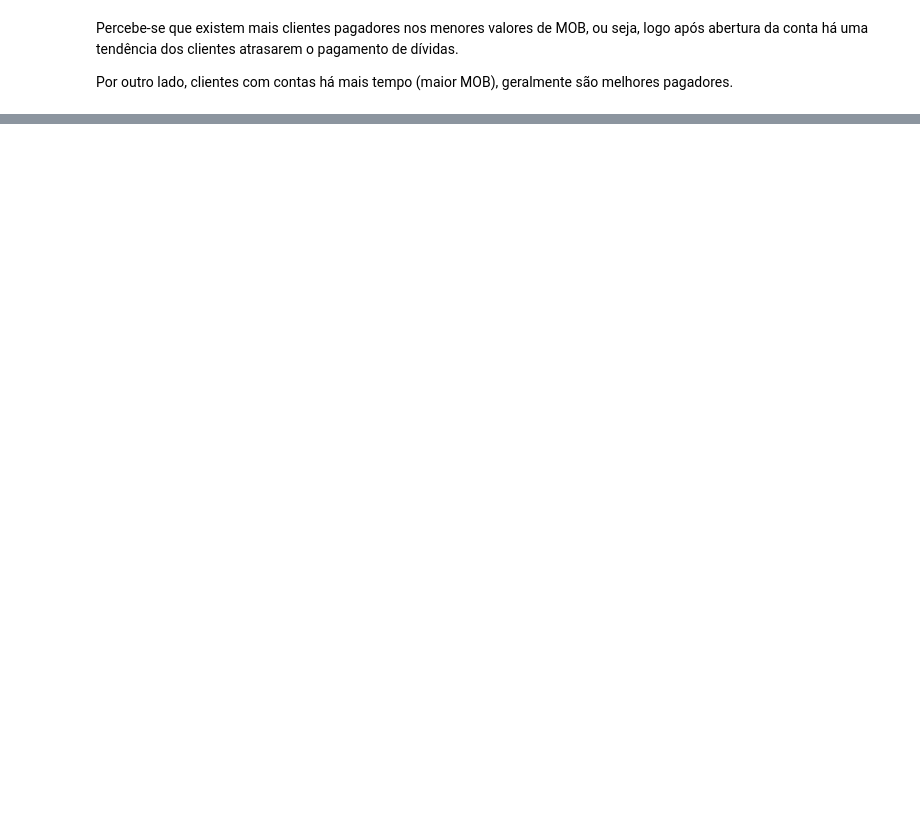
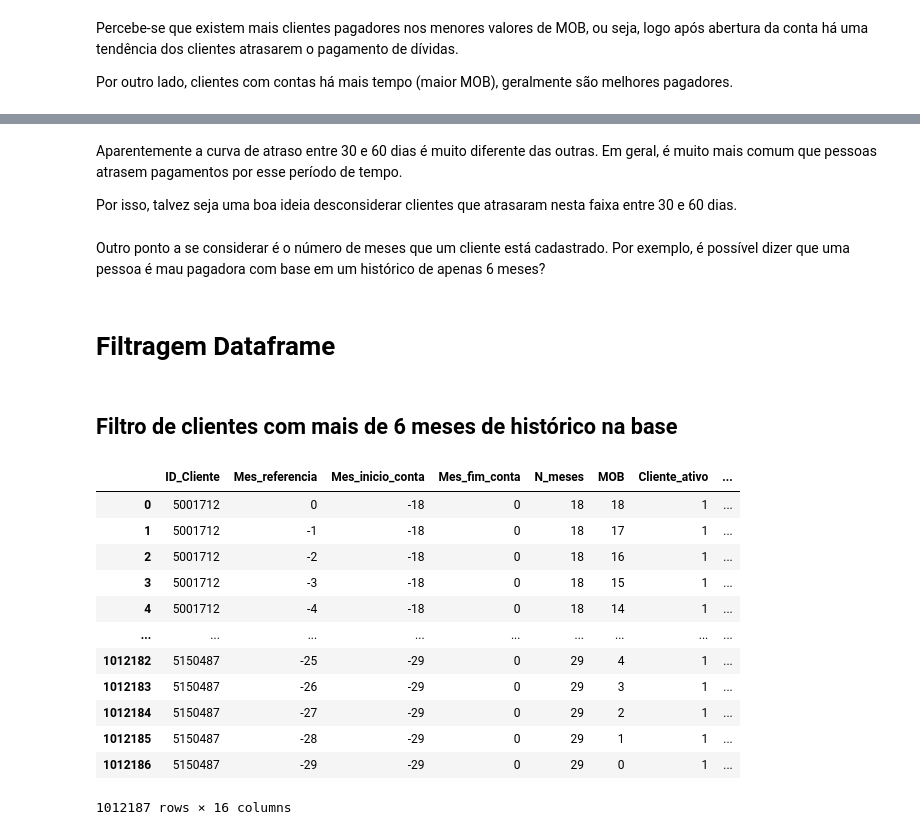
Before and after one commit to jackson-simionato/fase4_pos_tech, a Jupyter notebook: 2_Deploy_de_Aplicacoes/2_2_Criando_Variavel_Target/2_2_Criando_Variavel_Target.ipynb, the cells around one changed output, grey strips where cells are left out. Saved outputs shown, nothing was run; the diff lists cells and outputs as text; code cells hidden in the pictures; blank space fills up the shorter version.

```diff
--- a/2_Deploy_de_Aplicacoes/2_2_Criando_Variavel_Target/2_2_Criando_Variavel_Target.ipynb
+++ b/2_Deploy_de_Aplicacoes/2_2_Criando_Variavel_Target/2_2_Criando_Variavel_Target.ipynb
@@ -483,0 +169,5 @@ df_aprovados_pagadores.loc[df_aprovados_pagadores['ID_Cliente'] == 5001717]
+# %%
+dict_intervalo_atraso = {'60_dias':3,'90_dias':4,'120_dias':5,'150_dias':6, 'maior_150_dias':7}
+# %%
+for key,value in dict_intervalo_atraso.items():
+    df_aprovados_pagadores[f'Mau_{key}'] = df_aprovados_pagadores.apply(lambda x: 1 if x['Faixa_atraso'] >= value else 0, axis=1)
@@ -483,0 +217,29 @@ df_aprovados_pagadores.loc[df_aprovados_pagadores['ID_Cliente'] == 5001717]
+# %% [markdown]
+Aparentemente a curva de atraso entre 30 e 60 dias é muito diferente das outras. Em geral, é muito mais comum que pessoas atrasem pagamentos por esse período de tempo.
+
+Por isso, talvez seja uma boa ideia desconsiderar clientes que atrasaram nesta faixa entre 30 e 60 dias.
+# %% [markdown]
+Outro ponto a se considerar é o número de meses que um cliente está cadastrado. Por exemplo, é possível dizer que uma pessoa é mau pagadora com base em um histórico de apenas 6 meses?
+# %% [markdown]
+# Filtragem Dataframe
+# %% [markdown]
+## Filtro de clientes com mais de 6 meses de histórico na base
+# %%
+df_aprovados_pagadores_filtered = df_aprovados_pagadores.query('N_meses > 6')
+df_aprovados_pagadores_filtered.reset_index(drop=True, inplace=True)
+# %%
+df_aprovados_pagadores_filtered
+# %% [output]
+|  | ID_Cliente | Mes_referencia | Mes_inicio_conta | Mes_fim_conta | N_meses | MOB | Cliente_ativo | ... |
+| 0 | 5001712 | 0 | -18 | 0 | 18 | 18 | 1 | ... |
+| 1 | 5001712 | -1 | -18 | 0 | 18 | 17 | 1 | ... |
+| 2 | 5001712 | -2 | -18 | 0 | 18 | 16 | 1 | ... |
+| 3 | 5001712 | -3 | -18 | 0 | 18 | 15 | 1 | ... |
+| 4 | 5001712 | -4 | -18 | 0 | 18 | 14 | 1 | ... |
+| ... | ... | ... | ... | ... | ... | ... | ... | ... |
+| 1012182 | 5150487 | -25 | -29 | 0 | 29 | 4 | 1 | ... |
+| 1012183 | 5150487 | -26 | -29 | 0 | 29 | 3 | 1 | ... |
+| 1012184 | 5150487 | -27 | -29 | 0 | 29 | 2 | 1 | ... |
+| 1012185 | 5150487 | -28 | -29 | 0 | 29 | 1 | 1 | ... |
+| 1012186 | 5150487 | -29 | -29 | 0 | 29 | 0 | 1 | ... |
+1012187 rows × 16 columns
```
Also changed, not shown: parts of 35 cells of this notebook.
